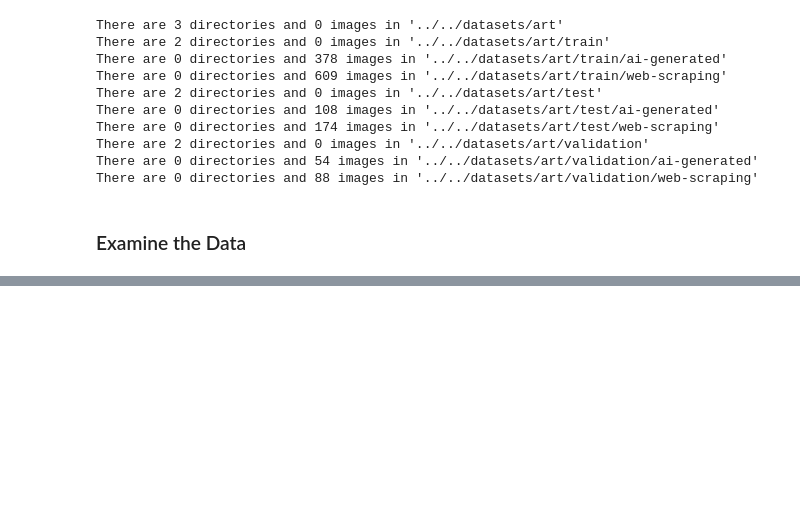
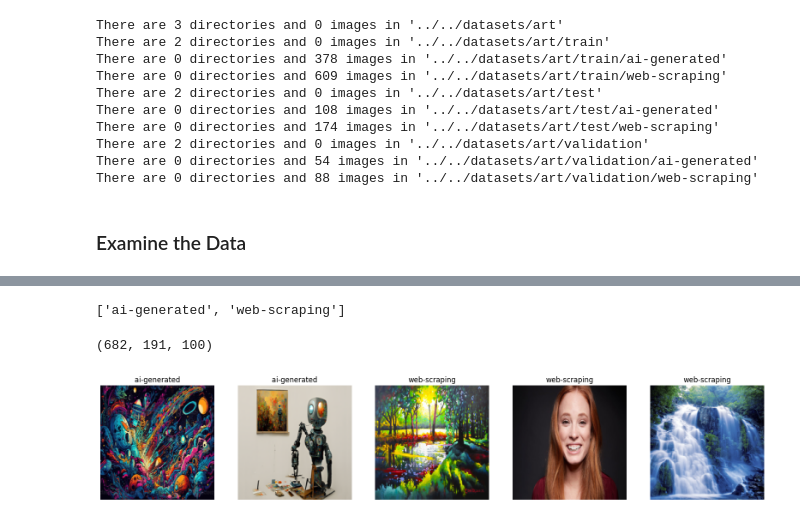
Before and after one commit to jenniferamhajduk/portfolio, a Jupyter notebook: Real_v_AI_Art_Detection/real_versus_ai_art_detection.ipynb, the cells around one changed output, grey strips where cells are left out. Saved outputs shown, nothing was run; the diff lists cells and outputs as text; code cells hidden in the pictures; blank space fills up the shorter version.

Commit message:
data exploration done

```diff
--- a/Real_v_AI_Art_Detection/real_versus_ai_art_detection.ipynb
+++ b/Real_v_AI_Art_Detection/real_versus_ai_art_detection.ipynb
@@ -239,0 +241,5 @@ plt.axis(False)
+# %%
+data_transform = transforms.Compose([
+    transforms.Resize((224, 224)),
+    transforms.ToTensor()
+])
@@ -239,0 +250,6 @@ plt.axis(False)
+# %%
+train_data = datasets.ImageFolder(root=train_dir, transform=data_transform, target_transform=None)
+test_data = datasets.ImageFolder(root=test_dir, transform=data_transform, target_transform=None)
+val_data = datasets.ImageFolder(root=val_dir, transform=data_transform, target_transform=None)
+
+train_data, test_data, val_data
@@ -239,0 +274,31 @@ plt.axis(False)
+# %%
+classes = train_data.classes
+classes
+# %% [output]
+['ai-generated', 'web-scraping']
+# %%
+len(train_data), len(test_data), len(val_data)
+# %% [output]
+(682, 191, 100)
+# %%
+def display_random_images(dataset: torch.utils.data.Dataset,
+                          classes: list[str] = None,
+                          n: int = 10,
+                          display_shape: bool = True):
+    random_samples_idx = random.sample(range(len(dataset)), k=n)
+    plt.figure(figsize=(20, 20))
+    for i, targ_sample in enumerate(random_samples_idx):
+        img, label = dataset[targ_sample]
+        img = img.permute(1, 2, 0)
+        plt.subplot(5, 5, i+1)
+        plt.imshow(img)
+        if classes:
+            title = f"{classes[label]}"
+        if display_shape:
+            plt.xlabel(img.shape)
+        plt.axis(False)
+        plt.title(title)
+# %%
+display_random_images(train_data, train_data.classes, 5)
+# %% [output]
+[figure, added]
```
Also changed, not shown: parts of 6 cells of this notebook, 1 other file.
